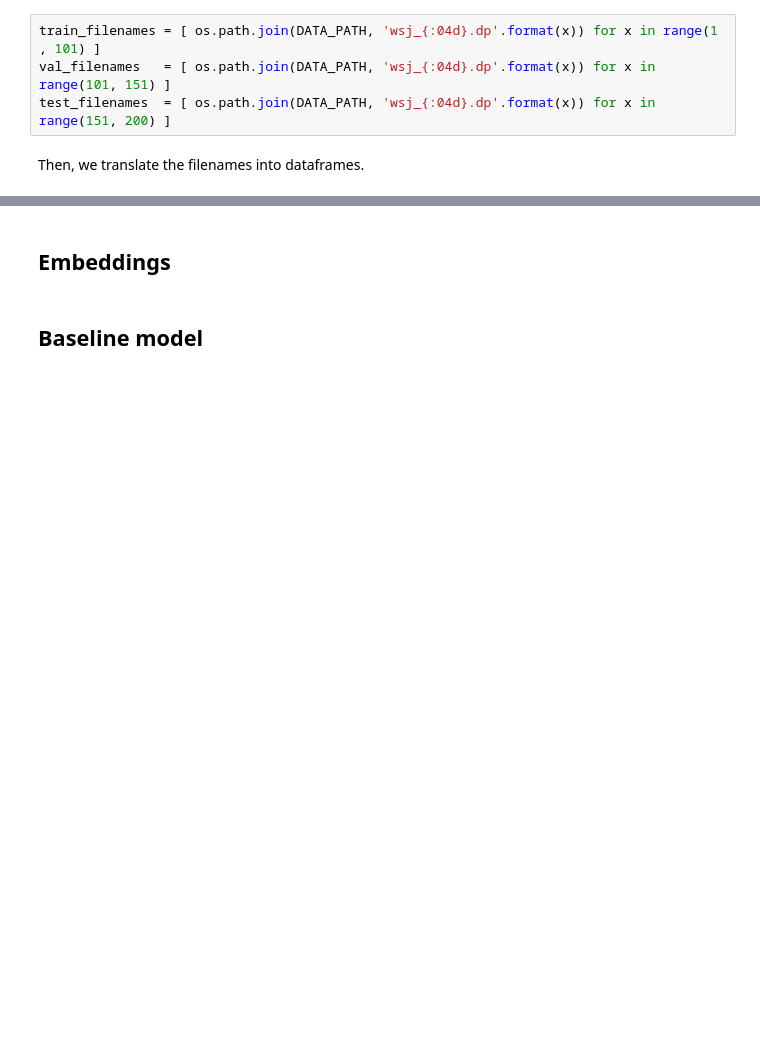
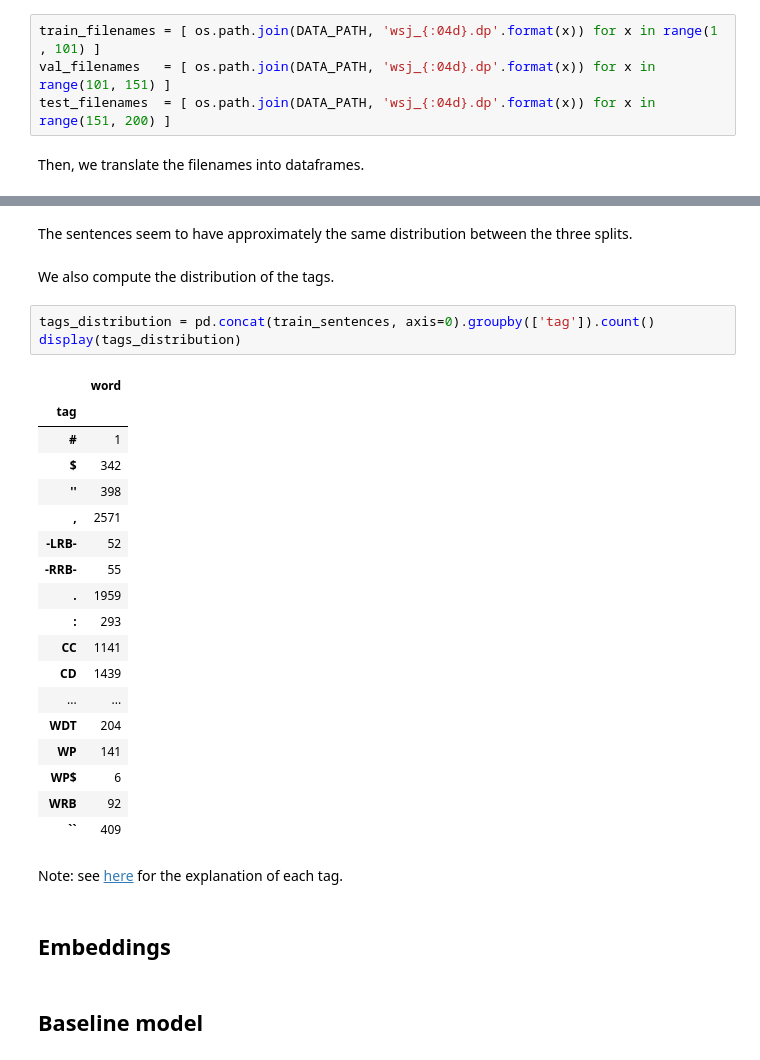
Before and after one commit to volpepe/SequenceLabeling, a Jupyter notebook: src/main.ipynb, the cells around one changed output, grey strips where cells are left out. Saved outputs shown, nothing was run; the diff lists cells and outputs as text; blank space fills up the shorter version.

```diff
--- a/src/main.ipynb
+++ b/src/main.ipynb
@@ -173,3 +237,31 @@ test_dfs  = [ process_file(file) for file in test_filenames  ]
+# %% [markdown]
+The sentences seem to have approximately the same distribution between the three splits.
+# %% [markdown]
+We also compute the distribution of the tags.
+# %%
+tags_distribution = pd.concat(train_sentences, axis=0).groupby(['tag']).count()
+display(tags_distribution)
+# %% [output]
+|  | word |
+| tag |  |
+| # | 1 |
+| $ | 342 |
+| '' | 398 |
+| , | 2571 |
+| -LRB- | 52 |
+| -RRB- | 55 |
+| . | 1959 |
+| : | 293 |
+| CC | 1141 |
+| CD | 1439 |
+| ... | ... |
+| WDT | 204 |
+| WP | 141 |
+| WP$ | 6 |
+| WRB | 92 |
+| `` | 409 |
+# %% [markdown]
+Note: see [here](https://www.ling.upenn.edu/courses/Fall_2003/ling001/penn_treebank_pos.html) for the explanation of each tag.
 # %% [markdown]
 ## Embeddings
 # %% [markdown]
```
Also changed, not shown: parts of 6 cells of this notebook, 1 other file.
